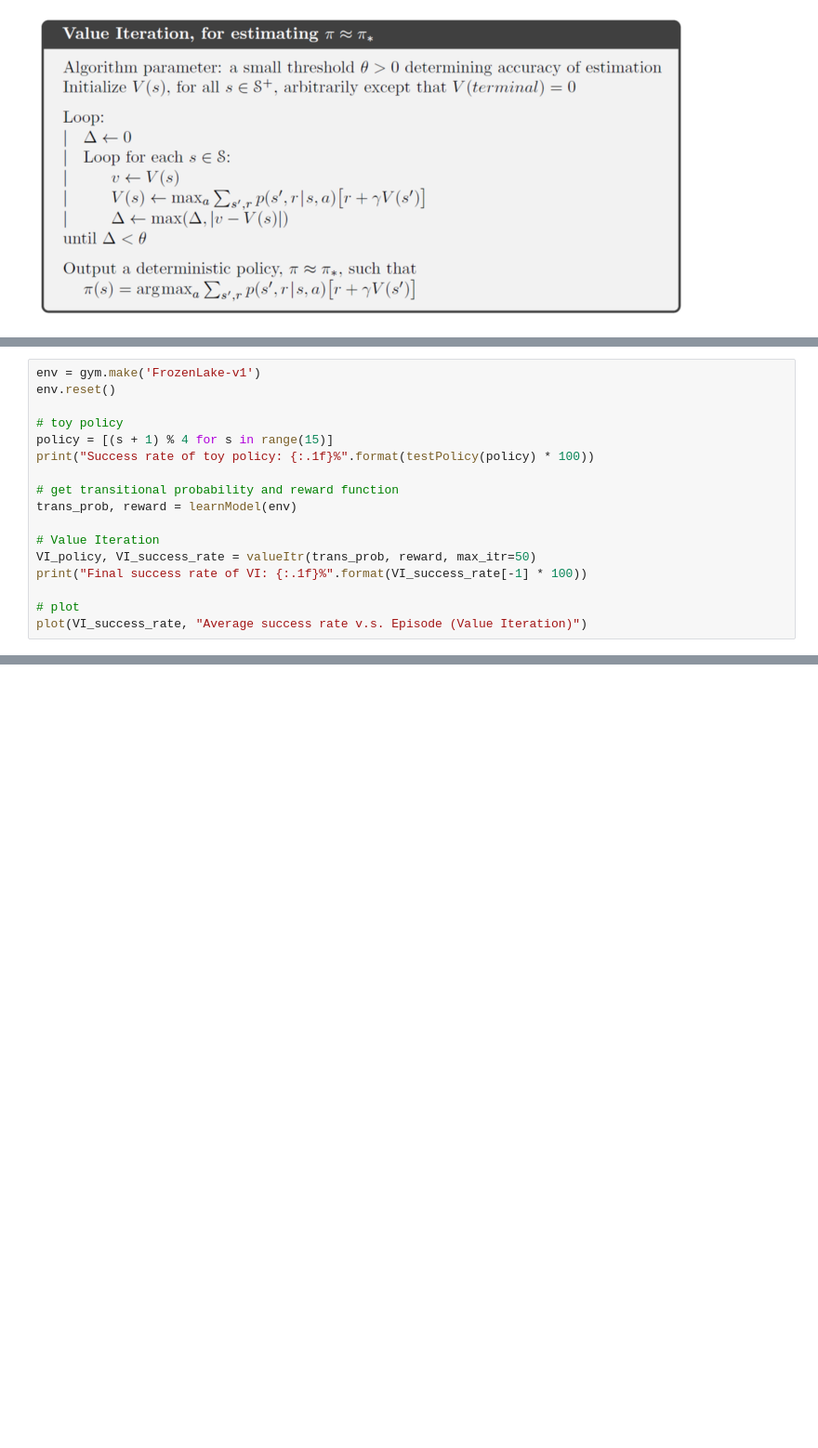
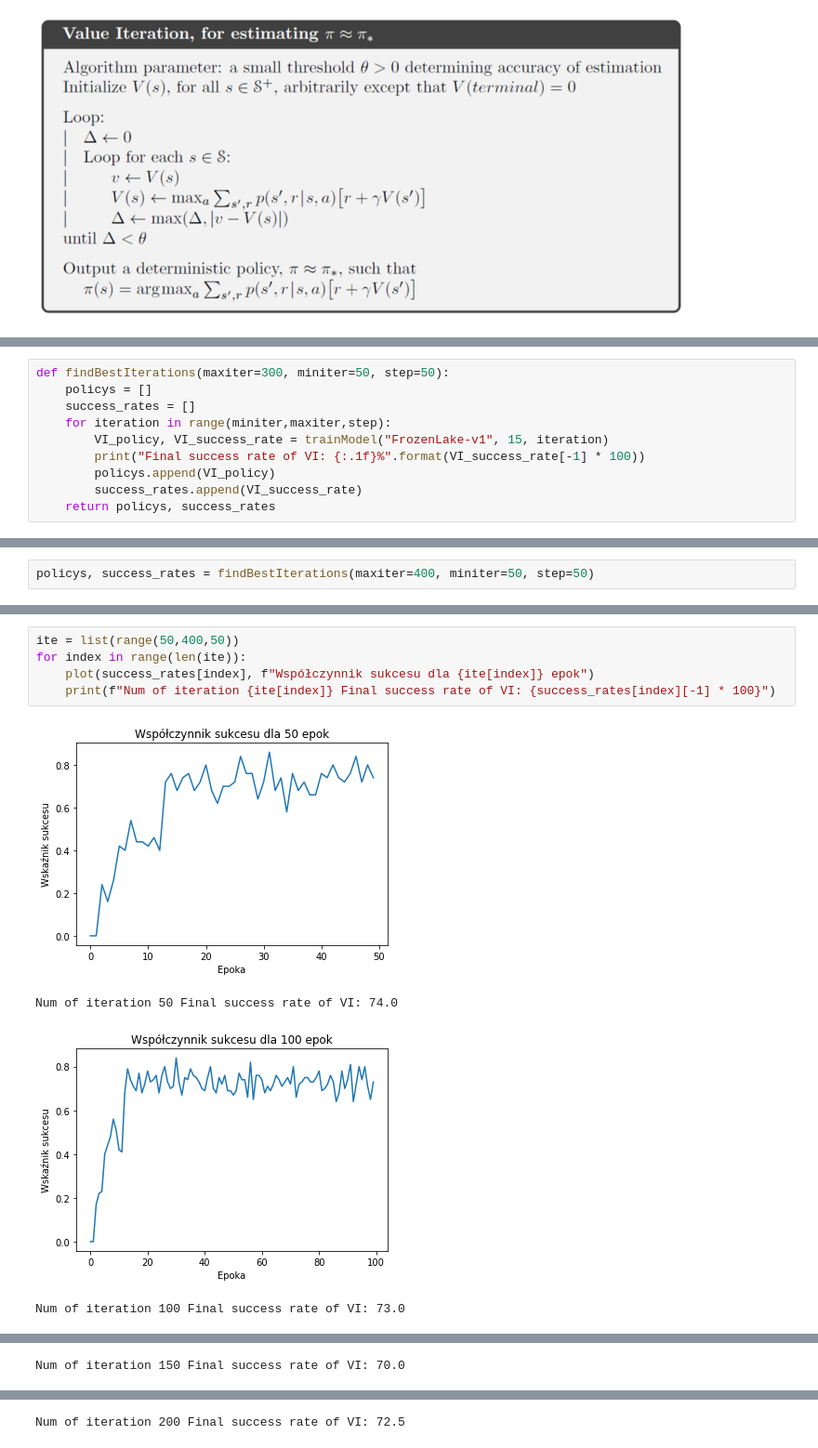
Before and after one commit to Ligerd/reinforcement_learning, a Jupyter notebook: src/ValueIteration.ipynb, the cells around one changed output, grey strips where cells are left out. Shown: that part at 93% size. Drawn from its saved outputs; the diff is of its cells as text; blank space fills up the shorter version.

```diff
--- a/src/ValueIteration.ipynb
+++ b/src/ValueIteration.ipynb
@@ -141,18 +58 @@ def valueItr(trans_prob, reward, gamma=0.99, max_itr=100):
     return policy, success_rate
-# %%
-env = gym.make('FrozenLake-v1')
-env.reset()
-
-# toy policy
-policy = [(s + 1) % 4 for s in range(15)]
-print("Success rate of toy policy: {:.1f}%".format(testPolicy(policy) * 100))
-
-# get transitional probability and reward function
-trans_prob, reward = learnModel(env)
-
-# Value Iteration
-VI_policy, VI_success_rate = valueItr(trans_prob, reward, max_itr=50)
-print("Final success rate of VI: {:.1f}%".format(VI_success_rate[-1] * 100))
-
-# plot
-plot(VI_success_rate, "Average success rate v.s. Episode (Value Iteration)")
@@ -265,0 +59,10 @@ env.close()
+# %%
+def findBestIterations(maxiter=300, miniter=50, step=50):
+    policys = []
+    success_rates = []
+    for iteration in range(miniter,maxiter,step):
+        VI_policy, VI_success_rate = trainModel("FrozenLake-v1", 15, iteration)
+        print("Final success rate of VI: {:.1f}%".format(VI_success_rate[-1] * 100))
+        policys.append(VI_policy)
+        success_rates.append(VI_success_rate)
+    return policys, success_rates
@@ -265,0 +76,2 @@ env.close()
+# %%
+policys, success_rates = findBestIterations(maxiter=400, miniter=50, step=50)
@@ -265,0 +86,10 @@ env.close()
+# %%
+ite = list(range(50,400,50))
+for index in range(len(ite)):
+    plot(success_rates[index], f"Współczynnik sukcesu dla {ite[index]} epok")
+    print(f"Num of iteration {ite[index]} Final success rate of VI: {success_rates[index][-1] * 100}")
+# %% [output]
+[figure, added]
+Num of iteration 50 Final success rate of VI: 74.0
+[figure, added]
+Num of iteration 100 Final success rate of VI: 73.0
@@ -265,0 +97 @@ env.close()
+Num of iteration 150 Final success rate of VI: 70.0
@@ -265,0 +99 @@ env.close()
+Num of iteration 200 Final success rate of VI: 72.5
```
Also changed, not shown: parts of 18 cells of this notebook, 3 other files.
